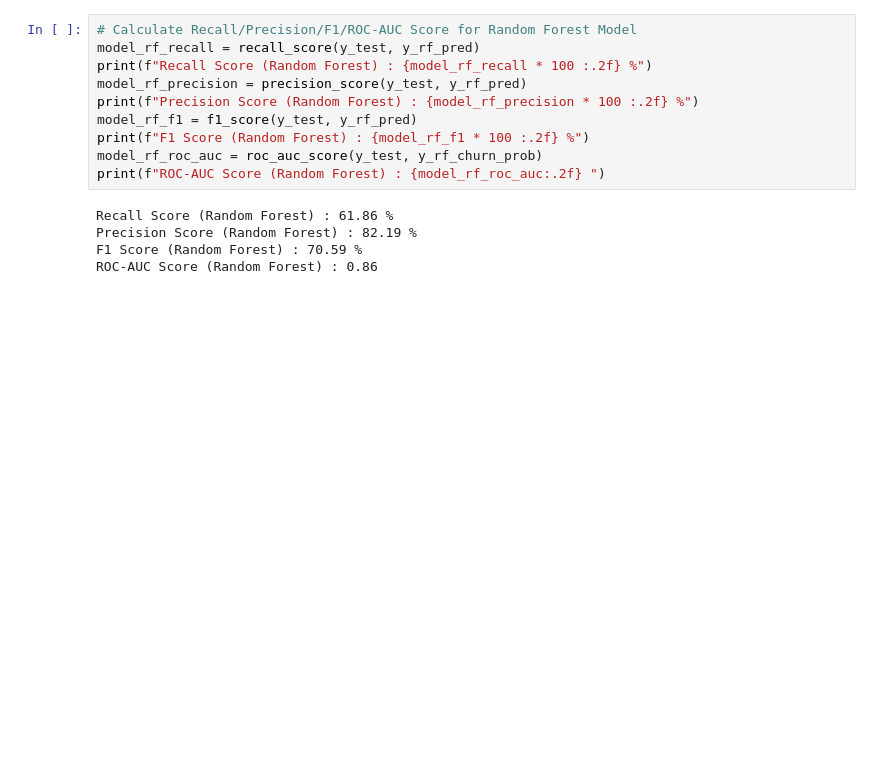
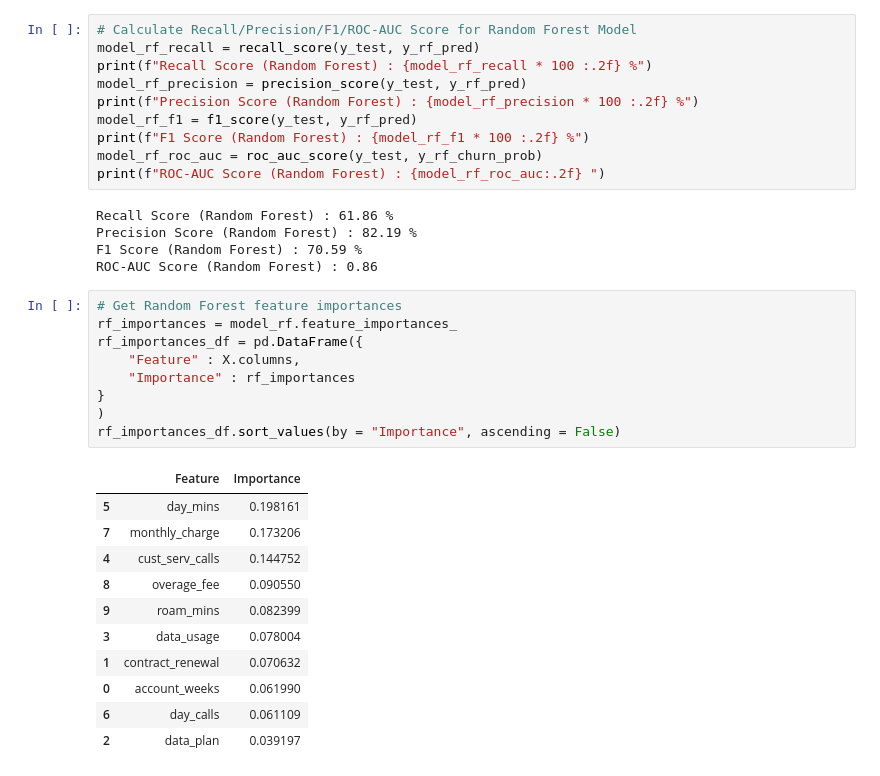
Before and after one commit to khanim-abdullayeva/Telecom-Customer-Churn-Retention-Analysis, a Jupyter notebook: ml/telecom_churn_prediction.ipynb, the cells around one changed output. Cells and saved outputs as stored; diff of their text form; blank space fills up the shorter version.

Commit message:
Get Random Forest feature importances

```diff
--- a/ml/telecom_churn_prediction.ipynb
+++ b/ml/telecom_churn_prediction.ipynb
@@ -388,3 +395,24 @@ Recall Score (Random Forest) : 61.86 %
 Precision Score (Random Forest) : 82.19 %
 F1 Score (Random Forest) : 70.59 %
 ROC-AUC Score (Random Forest) : 0.86
+# %%
+# Get Random Forest feature importances
+rf_importances = model_rf.feature_importances_
+rf_importances_df = pd.DataFrame({
+    "Feature" : X.columns,
+    "Importance" : rf_importances
+}
+)
+rf_importances_df.sort_values(by = "Importance", ascending = False)
+# %% [output]
+|  | Feature | Importance |
+| 5 | day_mins | 0.198161 |
+| 7 | monthly_charge | 0.173206 |
+| 4 | cust_serv_calls | 0.144752 |
+| 8 | overage_fee | 0.090550 |
+| 9 | roam_mins | 0.082399 |
+| 3 | data_usage | 0.078004 |
+| 1 | contract_renewal | 0.070632 |
+| 0 | account_weeks | 0.061990 |
+| 6 | day_calls | 0.061109 |
+| 2 | data_plan | 0.039197 |
```
Also changed, not shown: parts of 1 cell of this notebook.
